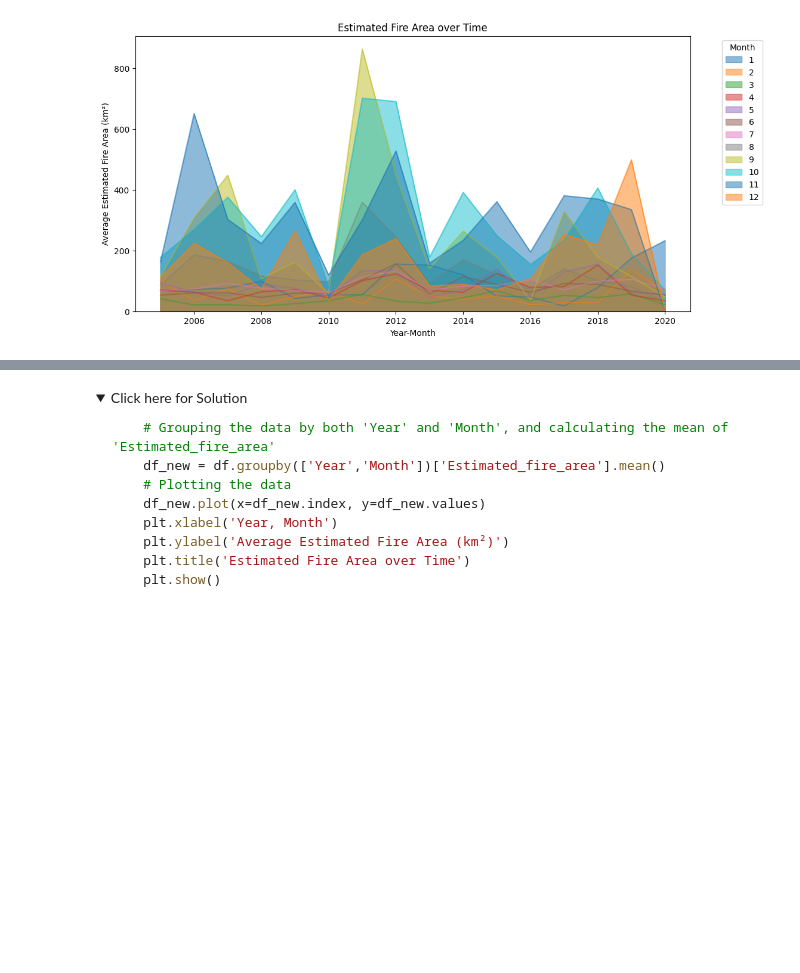
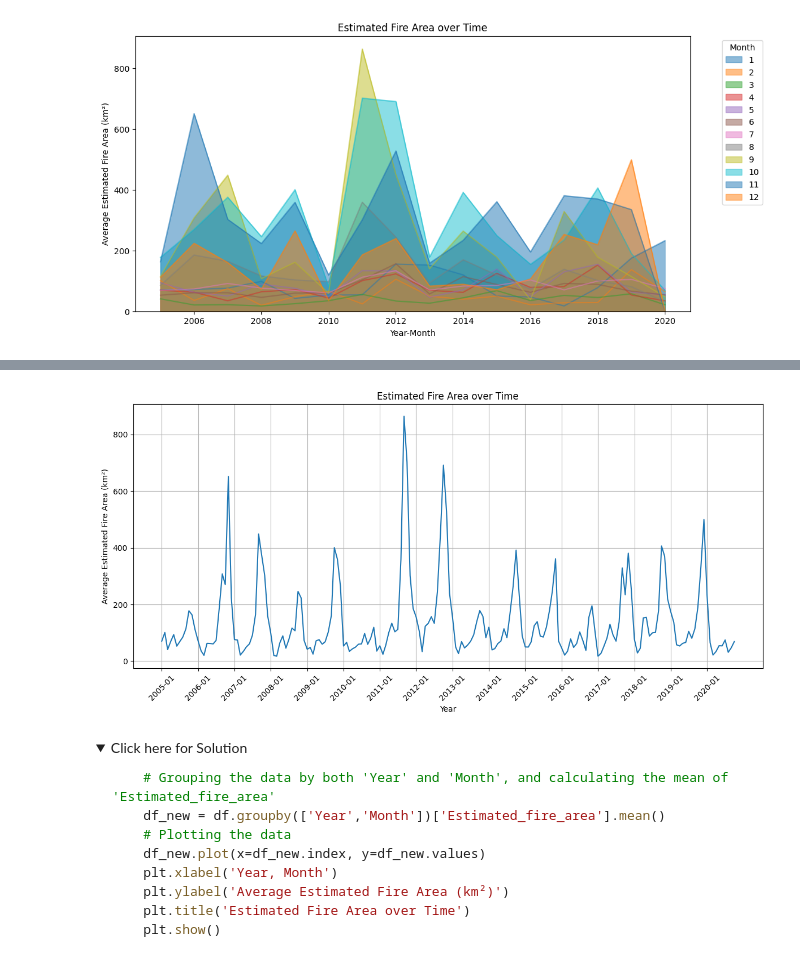
Before and after one commit to jwiggi18/notes, a Jupyter notebook: data_sci/data_viz/Practice_Assignment_Part1.ipynb, the cells around one changed output, grey strips where cells are left out. Drawn from its saved outputs; the diff is of its cells as text; code cells hidden in the pictures; folded sections open; blank space fills up the shorter version.

```diff
--- a/data_sci/data_viz/Practice_Assignment_Part1.ipynb
+++ b/data_sci/data_viz/Practice_Assignment_Part1.ipynb
@@ -275,3 +336,34 @@ plt.show()
+# %%
+# Grouping the data by 'Year' and 'Month' and calculating the mean of 'Estimated_Fire_Area'
+df_grouped3 = df.groupby(['Year', 'Month'])['Estimated_fire_area'].mean()
+
+# Create a date range index that includes all months from the min to max date
+all_months = pd.date_range(start=df['Date'].min().strftime('%Y-%m'),
+                           end=df['Date'].max().strftime('%Y-%m'),
+                           freq='MS')
+
+# Reindex the data to include all months, filling missing months with NaN
+df_grouped3 = df_grouped3.reindex([(d.year, d.month) for d in all_months], fill_value=np.nan)
+
+# Create a new datetime index for consistent time series plotting
+df_grouped3.index = pd.to_datetime([f"{year}-{month:02d}-01" for year, month in df_grouped3.index])
+
+# Plotting the data
+plt.figure(figsize=(12, 6))
+plt.plot(df_grouped3.index, df_grouped3.values)
+plt.xlabel('Year')
+plt.ylabel('Average Estimated Fire Area (km²)')
+plt.title('Estimated Fire Area over Time')
+
+# Set x-axis major ticks to the start of each year and label them
+years = pd.date_range(start=df['Date'].min(), end=df['Date'].max(), freq='YS')
+plt.xticks(years, [f"{year.year}-01" for year in years], rotation=45)
+
+plt.grid(True)
+plt.tight_layout()
+plt.show()
+# %% [output]
+[figure, added]
 # %% [markdown]
 <details>
     <summary>Click here for Solution</summary>
```
Also changed, not shown: parts of 21 cells of this notebook.
